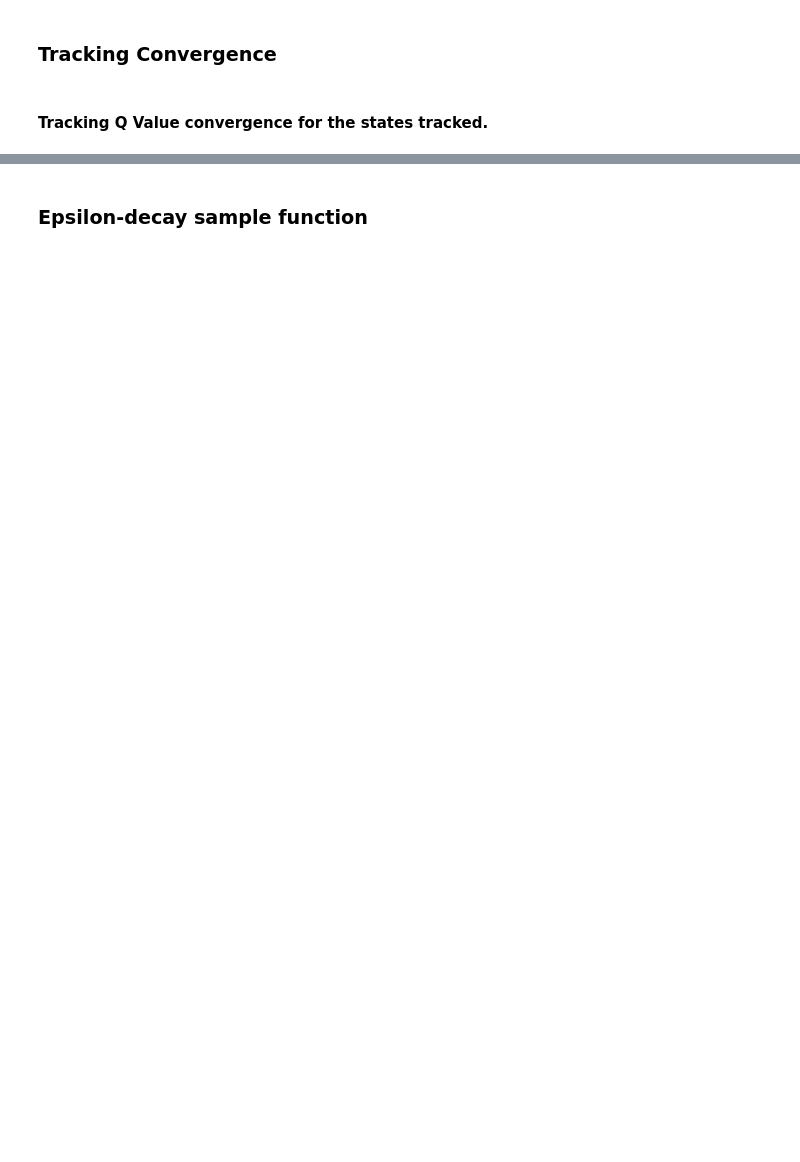
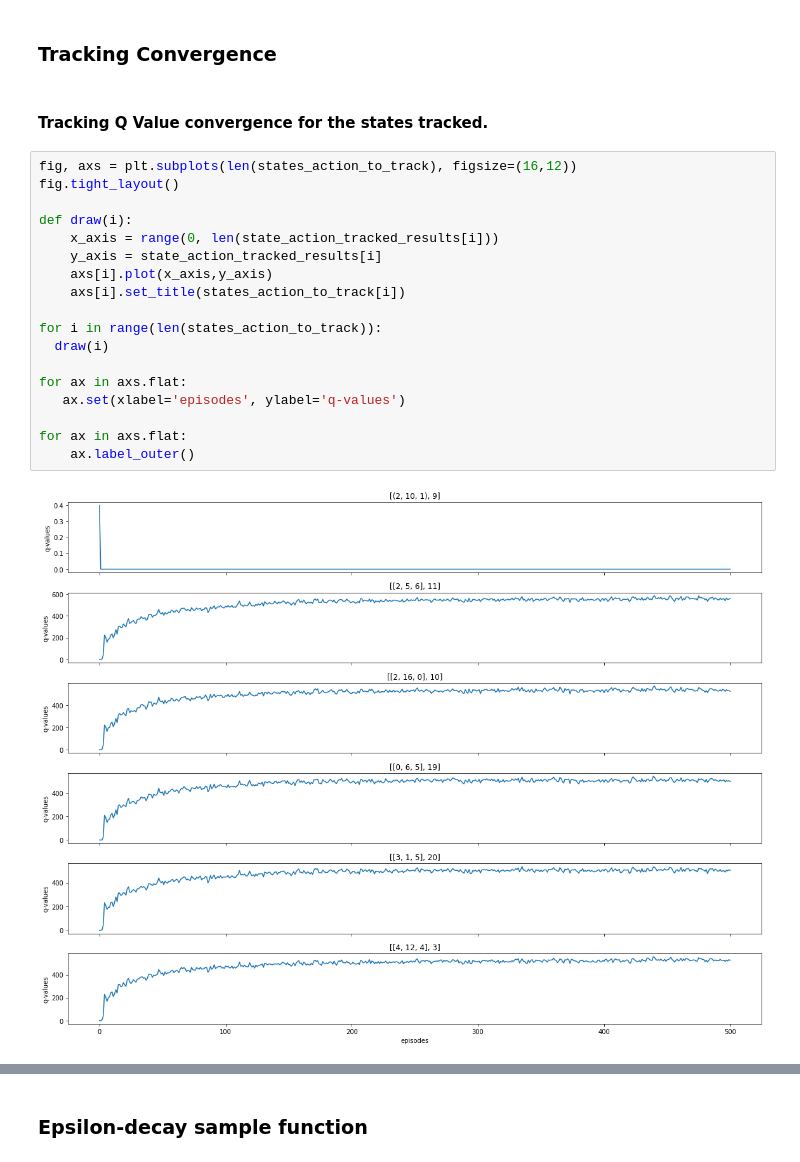
Before and after one commit to sriksmachi/supercabs, a Jupyter notebook: DQN_Agent_Arch2.ipynb, the cells around one changed output, grey strips where cells are left out. Saved outputs shown, nothing was run; the diff lists cells and outputs as text; blank space fills up the shorter version.

```diff
--- a/DQN_Agent_Arch2.ipynb
+++ b/DQN_Agent_Arch2.ipynb
@@ -305,3 +318,23 @@ Episode: 33 Total Reward: 115, epsilon: 0.20987755281470882, Buffer Length: 2000
 ### Tracking Convergence
 # %% [markdown]
 #### Tracking Q Value convergence for the states tracked.
+# %%
+fig, axs = plt.subplots(len(states_action_to_track), figsize=(16,12))
+fig.tight_layout()
+
+def draw(i):
+    x_axis = range(0, len(state_action_tracked_results[i]))
+    y_axis = state_action_tracked_results[i]
+    axs[i].plot(x_axis,y_axis)
+    axs[i].set_title(states_action_to_track[i])
+
+for i in range(len(states_action_to_track)):
+  draw(i)
+
+for ax in axs.flat:
+   ax.set(xlabel='episodes', ylabel='q-values')
+
+for ax in axs.flat:
+    ax.label_outer()
+# %% [output]
+[figure, added]
```
Also changed, not shown: parts of 20 cells of this notebook.
